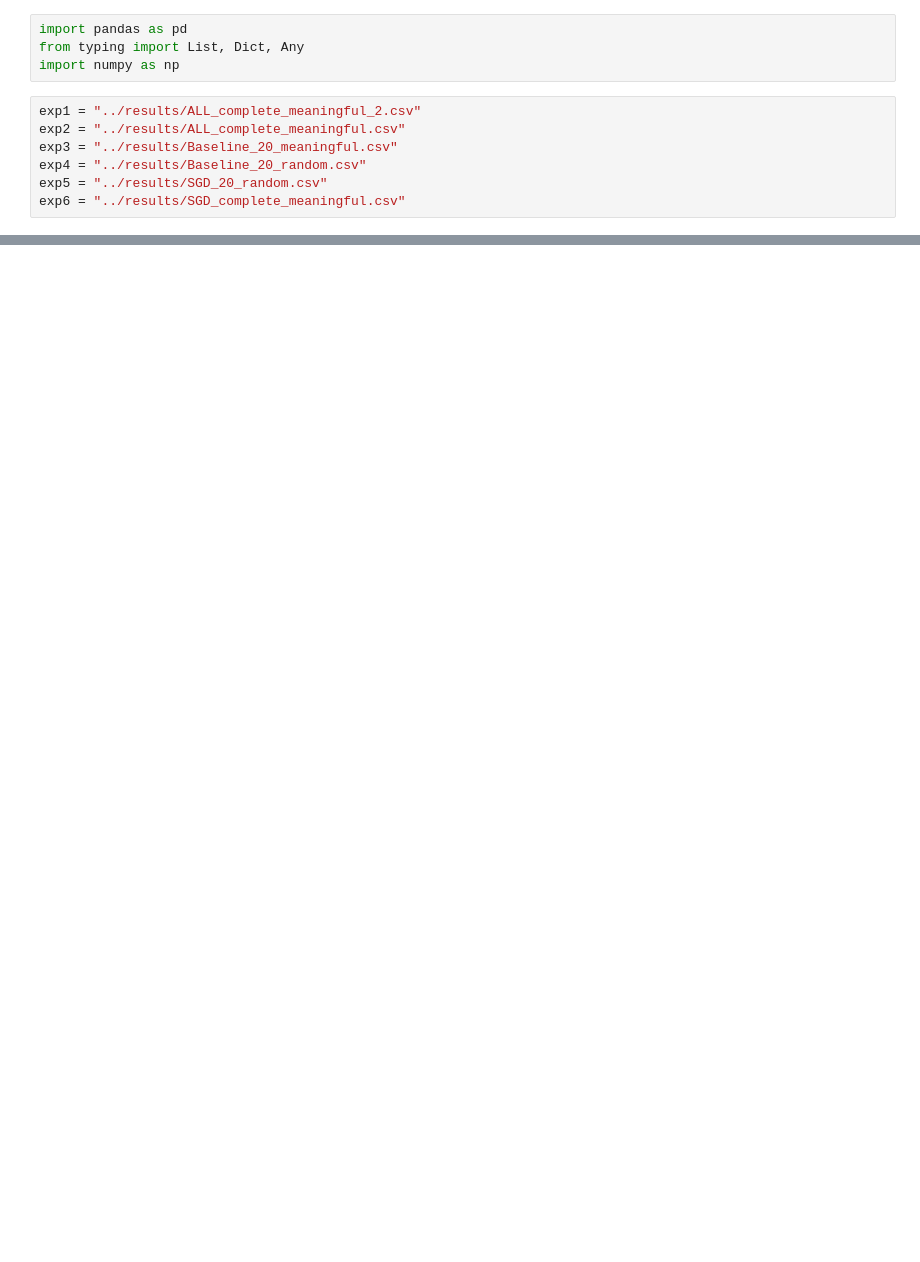
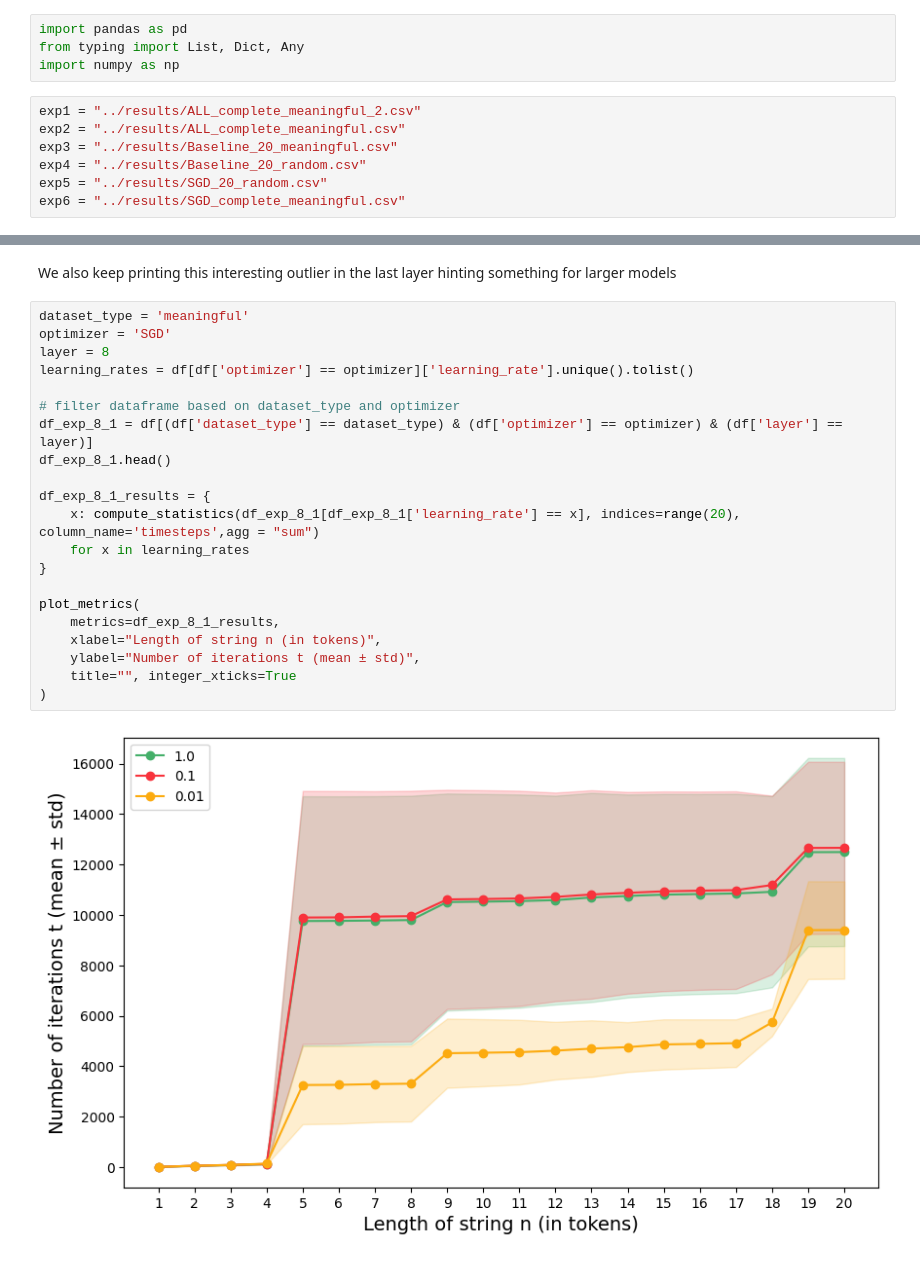
Before and after one commit to tommasomncttn/LLM-Inversion, a Jupyter notebook: notebooks/experiment_gt.ipynb, the cells around one changed output, grey strips where cells are left out. Saved outputs shown, nothing was run; the diff lists cells and outputs as text; blank space fills up the shorter version.

```diff
--- a/notebooks/experiment_gt.ipynb
+++ b/notebooks/experiment_gt.ipynb
@@ -195,0 +176,25 @@ Results for layer 4, learning rate 0.01, optimizer RMSprop:
+# %% [markdown]
+We also keep printing this interesting outlier in the last layer hinting something for larger models
+# %%
+dataset_type = 'meaningful'
+optimizer = 'SGD'
+layer = 8
+learning_rates = df[df['optimizer'] == optimizer]['learning_rate'].unique().tolist()
+
+# filter dataframe based on dataset_type and optimizer
+df_exp_8_1 = df[(df['dataset_type'] == dataset_type) & (df['optimizer'] == optimizer) & (df['layer'] == layer)]
+df_exp_8_1.head()
+
+df_exp_8_1_results = {
+    x: compute_statistics(df_exp_8_1[df_exp_8_1['learning_rate'] == x], indices=range(20), column_name='timesteps',agg = "sum")
+    for x in learning_rates
+}
+
+plot_metrics(
+    metrics=df_exp_8_1_results,
+    xlabel="Length of string n (in tokens)",
+    ylabel="Number of iterations t (mean ± std)",
+    title="", integer_xticks=True
+)
+# %% [output]
+[figure, added]
```
Also changed, not shown: parts of 24 cells of this notebook.
